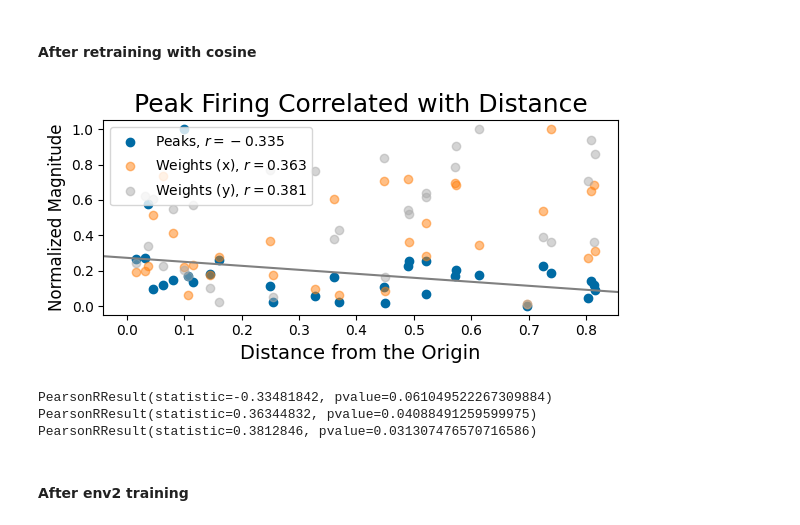
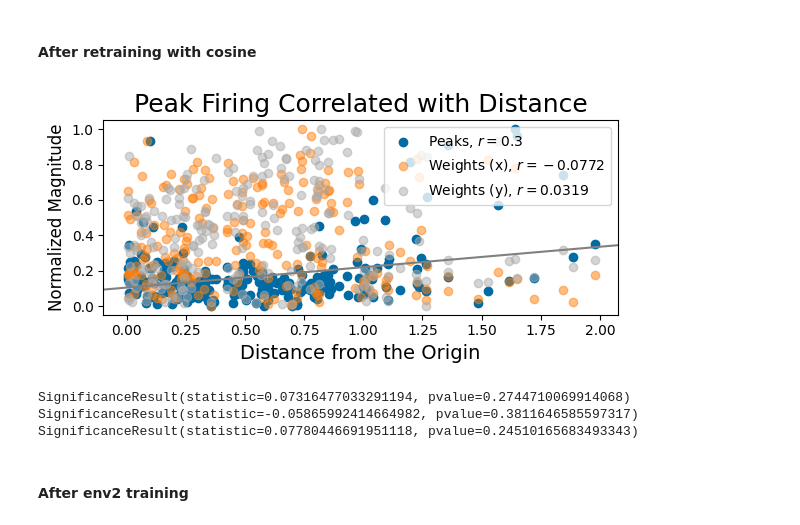
Before and after one commit to ChackMociute/Master-Thesis, a Jupyter notebook: analysis/weights.ipynb, the cells around one changed output. Cells and saved outputs as stored; diff of their text form; code cells hidden in the pictures.

```diff
--- a/analysis/weights.ipynb
+++ b/analysis/weights.ipynb
@@ -147,7 +147,3 @@ PearsonRResult(statistic=0.5329623, pvalue=2.801504155153122e-05)
 PearsonRResult(statistic=0.4015727, pvalue=0.0023754807183582506)
 # %% [markdown]
 #### After retraining with cosine
-# %%
-exp = Experiment.load_experiment(data_path, 'baseline_cos40000/2')
-net = exp.agent.actor
-net.clamp_weights()
@@ -157,33 +150,44 @@ exp.load_pfs()
+# %%
+mra = MultiRunAnalysis(data_path, 'baseline_cos40000')
+# %%
+for exp in mra.exps:
+    exp.compile_grid_cells(1)
+    exp.load_pfs()
 # %%
-idx = exp.pfs.get_place_cells().cpu()
+idx = [exp.pfs.get_place_cells().cpu() for exp in mra.exps]
 # %%
-dists = exp.pfs.means[idx].detach().pow(2).sum(-1).cpu()
-scales = exp.pfs.scales[idx].pow(2).detach().cpu()
-w_x, w_y = net.lin2.weight.detach().abs().cpu()[2:,idx]
+dists = torch.concat([exp.pfs.means[i].detach().pow(2).sum(-1).cpu()
+                      for exp, i in zip(mra.exps, idx)])
+scales = torch.concat([exp.pfs.scales[i].pow(2).detach().cpu()
+                       for exp, i in zip(mra.exps, idx)])
+w_x = torch.concat([exp.agent.actor.lin2.weight.detach().abs().cpu()[2,i]
+                    for exp, i in zip(mra.exps, idx)])
+w_y = torch.concat([exp.agent.actor.lin2.weight.detach().abs().cpu()[3,i]
+                    for exp, i in zip(mra.exps, idx)])
 
 slope, intercept, rho, *_ = linregress(dists, scales.squeeze()/scales.max(), alternative='greater')
 
 plt.figure(figsize=(6, 3))
 plt.scatter(dists, scales/scales.max(), label=f'Peaks, $r={rho:.03}$')
 plt.scatter(dists, w_x/w_x.max(), label=f'Weights (x), $r={pearsonr(w_x, dists).statistic:.03}$', alpha=0.5)
 plt.scatter(dists, w_y/w_y.max(), label=f'Weights (y), $r={pearsonr(w_y, dists).statistic:.03}$', alpha=0.5)
 plt.axline([0, intercept], slope=slope, c='gray')
 plt.xlabel("Distance from the Origin", fontsize=14)
 plt.ylabel("Normalized Magnitude", fontsize=12)
 plt.title("Peak Firing Correlated with Distance", fontsize=18)
 plt.legend()
 plt.tight_layout()
 plt.show()
 # %% [output]
-[figure, old version]
+[figure, new version]
 # %%
-print(pearsonr(scales.squeeze(), dists))
-print(pearsonr(w_x, dists))
-print(pearsonr(w_y, dists))
+print(spearmanr(scales.squeeze(), dists))
+print(spearmanr(w_x, dists))
+print(spearmanr(w_y, dists))
 # %% [output]
-PearsonRResult(statistic=-0.33481842, pvalue=0.061049522267309884)
-PearsonRResult(statistic=0.36344832, pvalue=0.04088491259599975)
-PearsonRResult(statistic=0.3812846, pvalue=0.031307476570716586)
+SignificanceResult(statistic=0.07316477033291194, pvalue=0.2744710069914068)
+SignificanceResult(statistic=-0.05865992414664982, pvalue=0.3811646585597317)
+SignificanceResult(statistic=0.07780446691951118, pvalue=0.24510165683493343)
 # %% [markdown]
 #### After env2 training
 # %%
```
Also changed, not shown: parts of 2 cells of this notebook.
